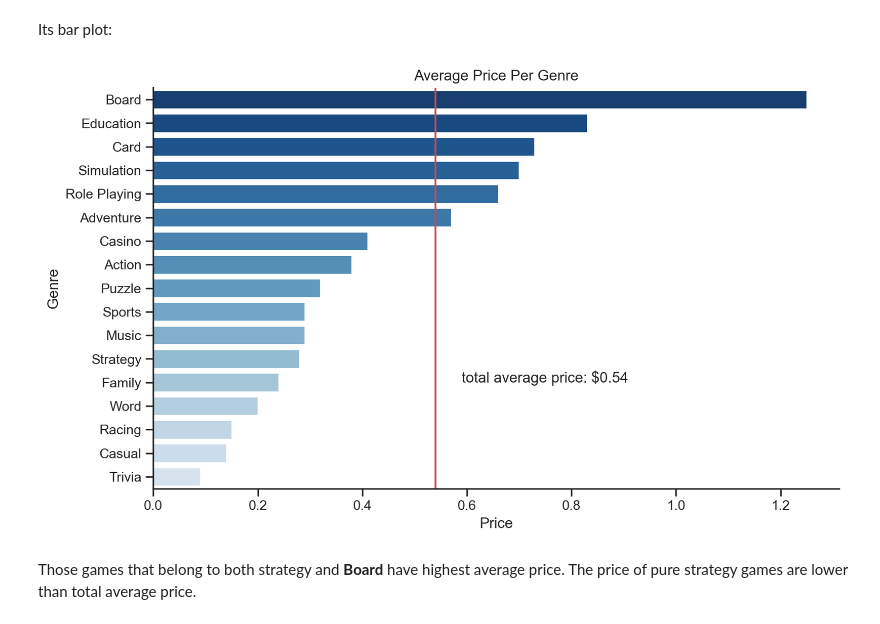
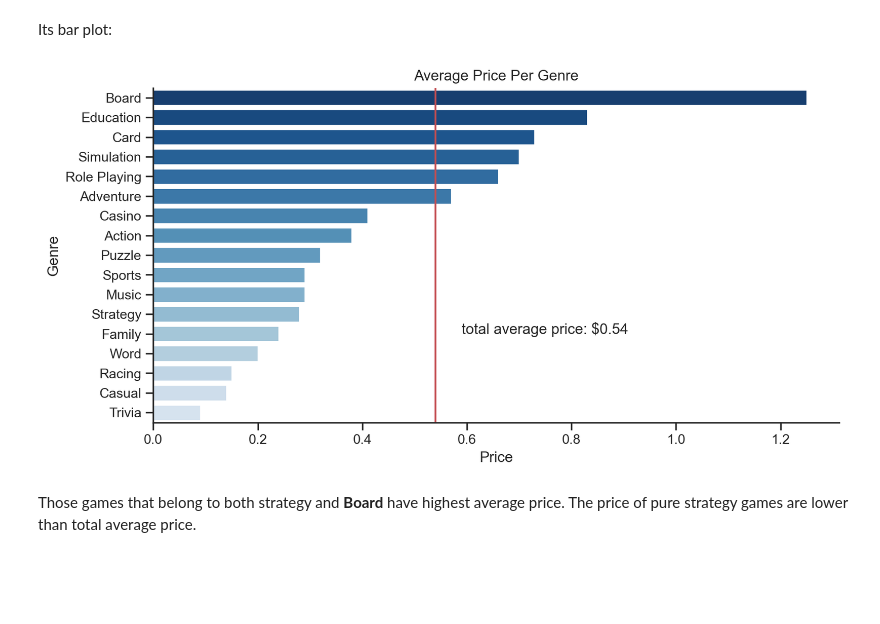
Before and after one commit to eeliuqin/data-analysis, a Jupyter notebook: mobile-strategy-games.ipynb, the cells around one changed output. Cells and saved outputs as stored; diff of their text form; code cells hidden in the pictures; blank space fills up the shorter version.

Commit message:
resize images and modified README

```diff
--- a/mobile-strategy-games.ipynb
+++ b/mobile-strategy-games.ipynb
@@ -528,25 +526,25 @@ Its bar plot:
 # %%
 # get average price of all apps
 avg_price = round(games['price'].mean(), 2)
 
 # create a horizontal bar plot
 palette = sns.color_palette("Blues",n_colors=20)
 palette.reverse()
-plt.figure(figsize=(10, 6))
+plt.figure(figsize=(10, 5))
 sns.barplot(x='avg_price',
             y=game_prices.index,
             data=game_prices,
             palette=palette)
 
 # create a vertical line to show the total average price
 plt.axvline(x = avg_price, color = 'r')
 plt.text(avg_price + 0.05, 12, f"total average price: ${avg_price}")
 plt.xlabel('Price')
 plt.ylabel('Genre')
 plt.title("Average Price Per Genre")
 plt.show()
 # %% [output]
-[figure, old version]
+[figure, new version]
 # %% [markdown]
 Those games that belong to both strategy and **Board** have highest average price. The price of pure strategy games are lower than total average price.
 # %% [markdown]
```
Also changed, not shown: parts of 2 cells of this notebook, 8 other files.
